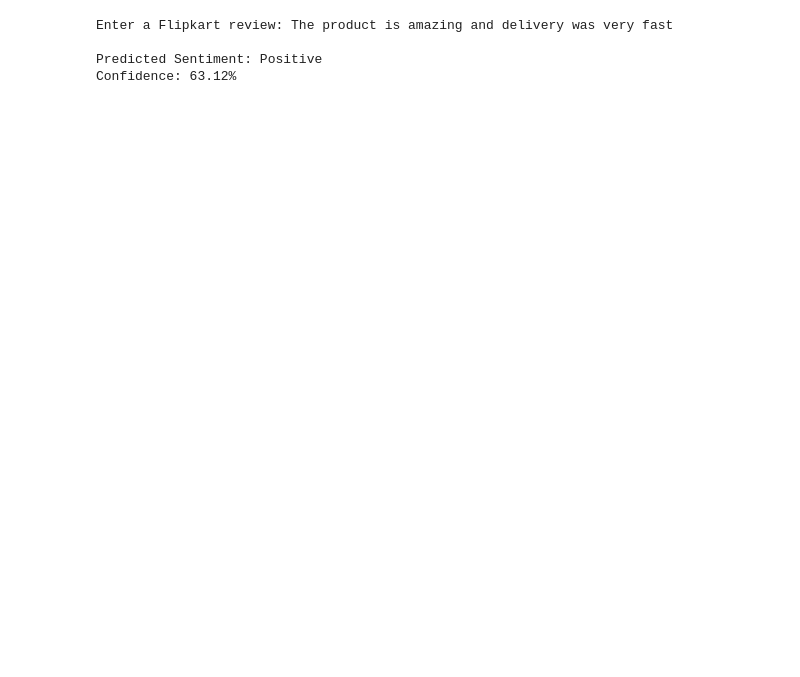
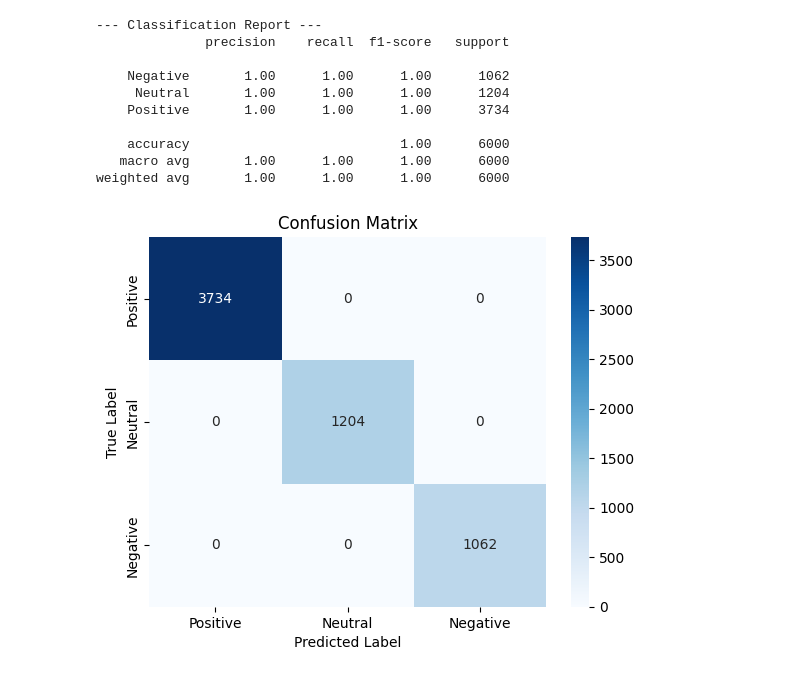
Before and after one commit to lavanya1452/Flipkart-Sentiment-Analysis, a Jupyter notebook: Flipkart_Sentiment_Analysis.ipynb, the cells around one changed output. Saved outputs shown, nothing was run; the diff lists cells and outputs as text; code cells hidden in the pictures; blank space fills up the shorter version.

Commit message:
Add dataset and replace trained artifacts

```diff
--- a/Flipkart_Sentiment_Analysis.ipynb
+++ b/Flipkart_Sentiment_Analysis.ipynb
@@ -266,20 +98,0 @@ X_test_tfidf = tfidf.transform(X_test)
-# %%
-#SECTION 10:Naive Bayes
-nb_model = MultinomialNB()
-
-nb_model.fit(X_train_tfidf, y_train)
-
-nb_pred = nb_model.predict(X_test_tfidf)
-print("Naive Bayes")
-print("Accuracy:", accuracy_score(y_test, nb_pred))
-print(
-    "Macro F1:",
-    f1_score(y_test, nb_pred, average="macro")
-)
-
-print(
-    classification_report(
-        y_test,
-        nb_pred
-    )
-)
@@ -649,12 +99,42 @@ def predict_sentiment(review):
-# %%
-review = input("Enter a Flipkart review: ")
-
-sentiment, confidence = predict_sentiment(review)
-
-print("\nPredicted Sentiment:", sentiment)
-print(f"Confidence: {confidence:.2f}%")
-# %% [output]
-Enter a Flipkart review: The product is amazing and delivery was very fast
-
-Predicted Sentiment: Positive
-Confidence: 63.12%
+# %%
+#TF-IDF Vectorization & Model Training (Handling Class Bias)
+# TF-IDF Vectorizer (Unigrams & Bigrams)
+tfidf = TfidfVectorizer(max_features=5000, ngram_range=(1, 2))
+X_train_vec = tfidf.fit_transform(X_train)
+X_test_vec = tfidf.transform(X_test)
+
+# Train Logistic Regression with Balanced Class Weights to eliminate positive class bias
+model = LogisticRegression(class_weight="balanced", max_iter=1000, random_state=42)
+model.fit(X_train_vec, y_train)
+
+# Model Evaluation
+y_pred = model.predict(X_test_vec)
+print("--- Classification Report ---")
+print(classification_report(y_test, y_pred))
+
+# Confusion Matrix
+cm = confusion_matrix(y_test, y_pred, labels=["Positive", "Neutral", "Negative"])
+sns.heatmap(
+    cm,
+    annot=True,
+    fmt="d",
+    cmap="Blues",
+    xticklabels=["Positive", "Neutral", "Negative"],
+    yticklabels=["Positive", "Neutral", "Negative"],
+)
+plt.xlabel("Predicted Label")
+plt.ylabel("True Label")
+plt.title("Confusion Matrix")
+plt.show()
+# %% [output]
+--- Classification Report ---
+              precision    recall  f1-score   support
+
+    Negative       1.00      1.00      1.00      1062
+     Neutral       1.00      1.00      1.00      1204
+    Positive       1.00      1.00      1.00      3734
+
+    accuracy                           1.00      6000
+   macro avg       1.00      1.00      1.00      6000
+weighted avg       1.00      1.00      1.00      6000
+[figure, added]
```
Also changed, not shown: parts of 32 cells of this notebook, 6 other files.
